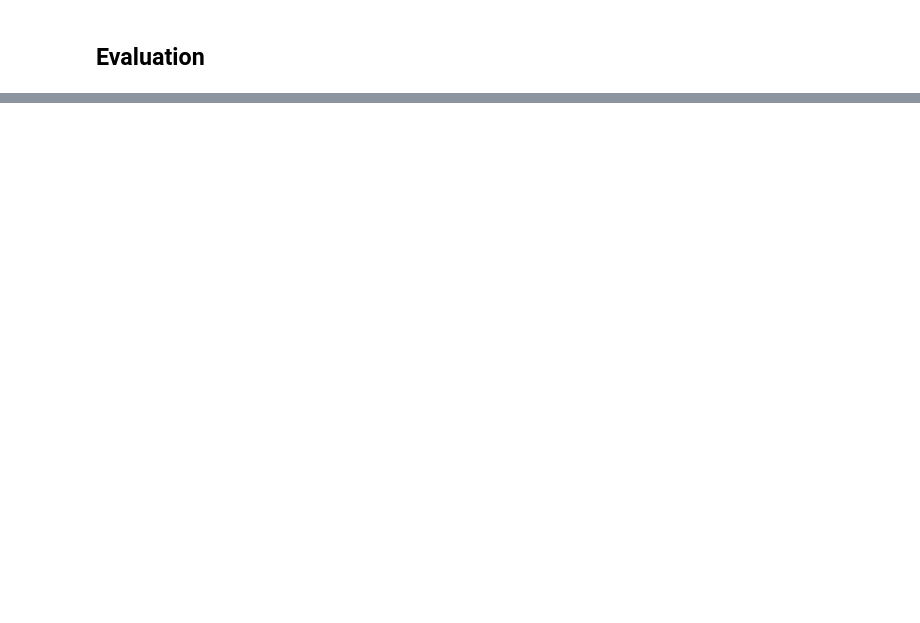
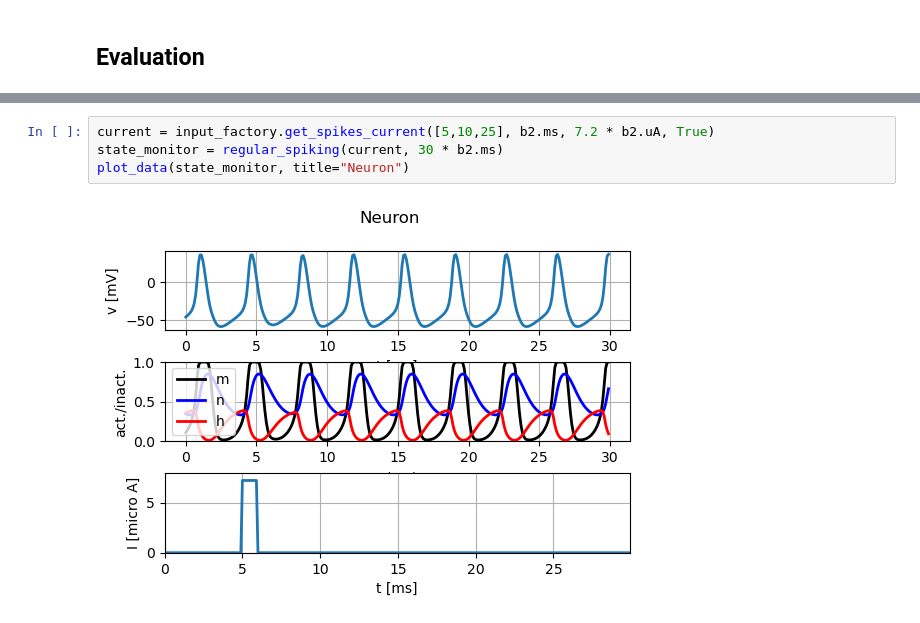
Before and after one commit to belamenso/biomod-single-neuron, a Jupyter notebook: Neuron models.ipynb, the cells around one changed output, grey strips where cells are left out. Drawn from its saved outputs; the diff is of its cells as text; blank space fills up the shorter version.

```diff
--- a/Neuron models.ipynb
+++ b/Neuron models.ipynb
@@ -209,0 +210,6 @@ plot_data(state_monitor, title="Neuron")
+# %%
+current = input_factory.get_spikes_current([5,10,25], b2.ms, 7.2 * b2.uA, True)
+state_monitor = regular_spiking(current, 30 * b2.ms)
+plot_data(state_monitor, title="Neuron")
+# %% [output]
+[figure, added]
```
Also changed, not shown: parts of 9 cells of this notebook.
